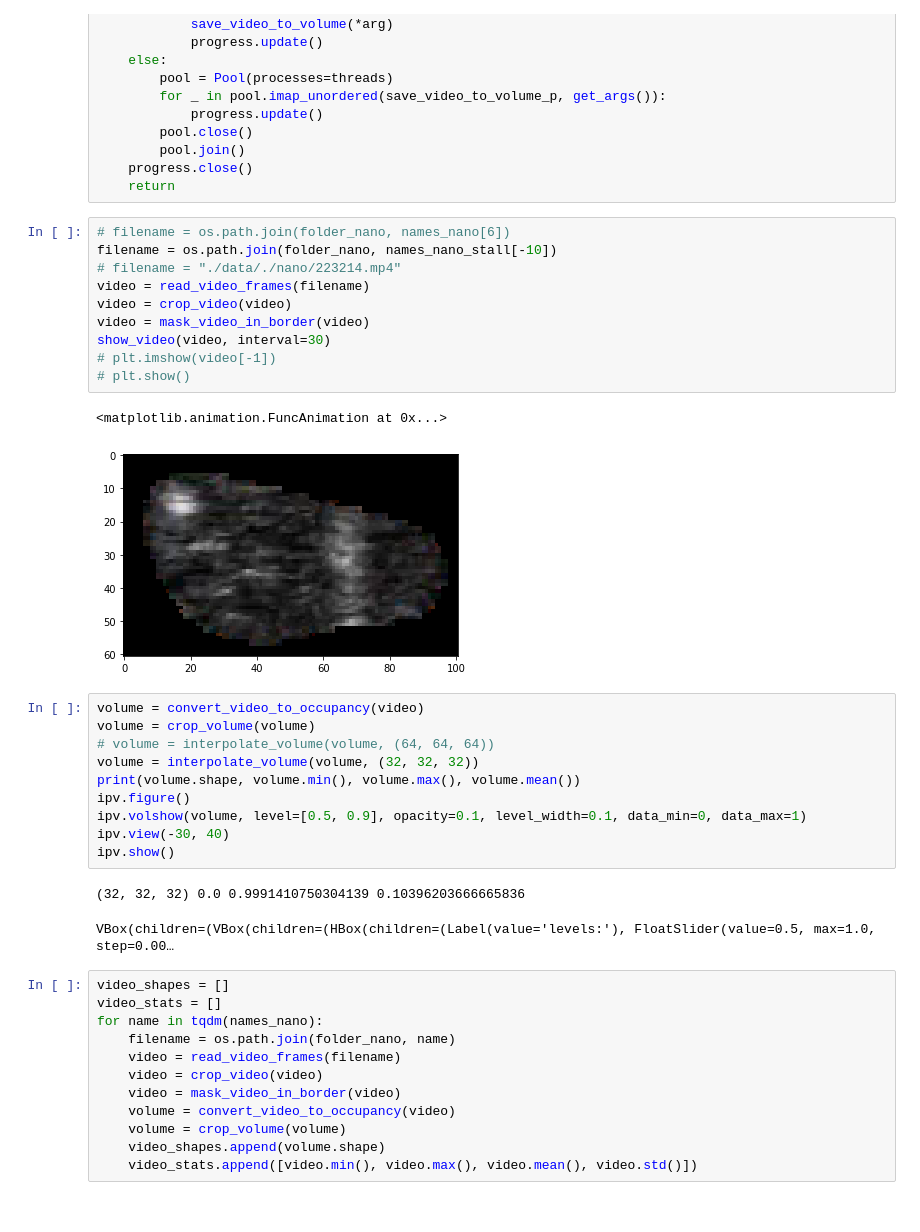
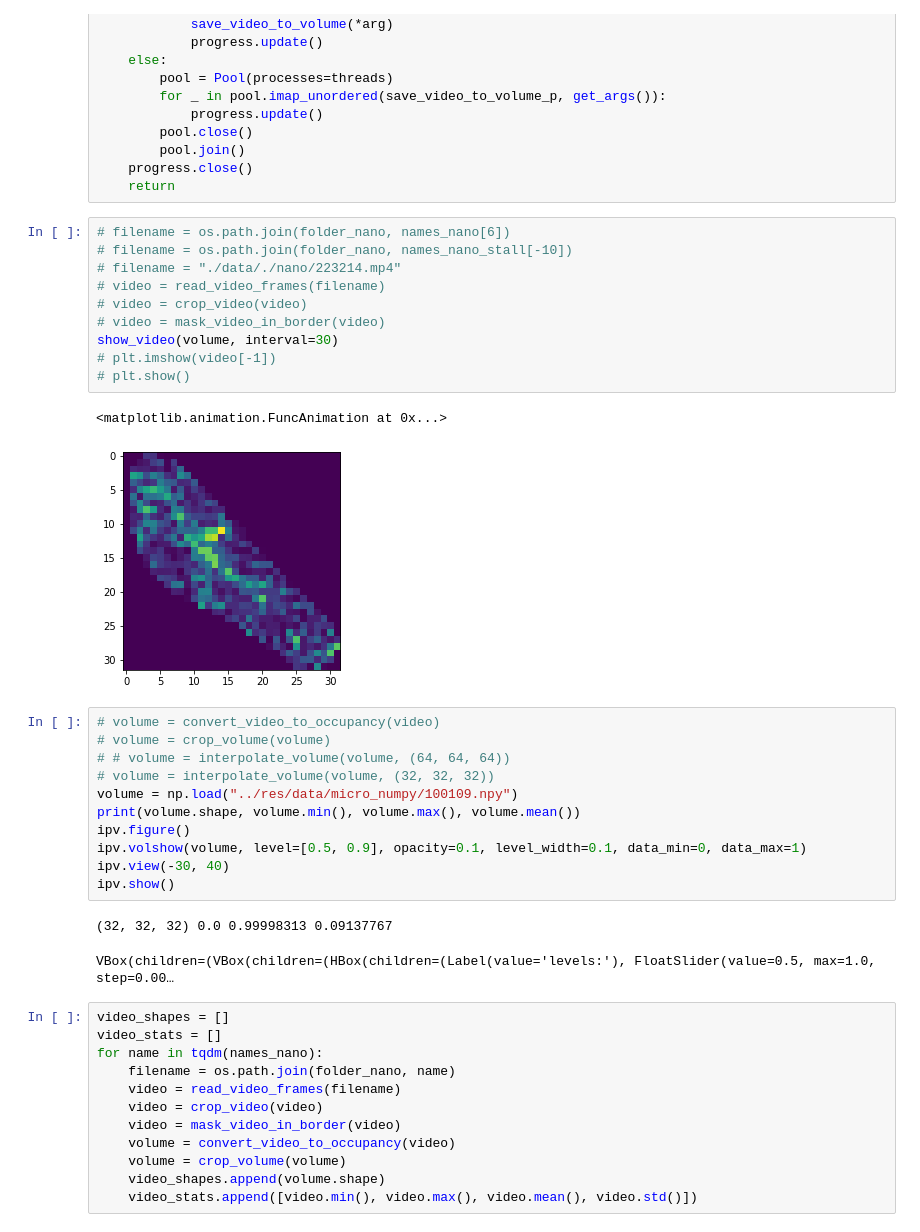
Before and after one commit to Namig1997/Stalls_detection, a Jupyter notebook: notebooks/0_images.ipynb, the cells around one changed output. Cells and saved outputs as stored; diff of their text form.

```diff
--- a/notebooks/0_images.ipynb
+++ b/notebooks/0_images.ipynb
@@ -353,29 +353,30 @@ def save_list(names, folder_in, folder_out, shape=(32, 32, 32), threads=8):
     return
 # %%
 # filename = os.path.join(folder_nano, names_nano[6])
-filename = os.path.join(folder_nano, names_nano_stall[-10])
+# filename = os.path.join(folder_nano, names_nano_stall[-10])
 # filename = "./data/./nano/223214.mp4"
-video = read_video_frames(filename)
-video = crop_video(video)
-video = mask_video_in_border(video)
-show_video(video, interval=30)
+# video = read_video_frames(filename)
+# video = crop_video(video)
+# video = mask_video_in_border(video)
+show_video(volume, interval=30)
 # plt.imshow(video[-1])
 # plt.show()
 # %% [output]
 <matplotlib.animation.FuncAnimation at 0x...>
-[figure, old version]
+[figure, new version]
 # %%
-volume = convert_video_to_occupancy(video)
-volume = crop_volume(volume)
-# volume = interpolate_volume(volume, (64, 64, 64))
-volume = interpolate_volume(volume, (32, 32, 32))
+# volume = convert_video_to_occupancy(video)
+# volume = crop_volume(volume)
+# # volume = interpolate_volume(volume, (64, 64, 64))
+# volume = interpolate_volume(volume, (32, 32, 32))
+volume = np.load("../res/data/micro_numpy/100109.npy")
 print(volume.shape, volume.min(), volume.max(), volume.mean())
 ipv.figure()
 ipv.volshow(volume, level=[0.5, 0.9], opacity=0.1, level_width=0.1, data_min=0, data_max=1)
 ipv.view(-30, 40)
 ipv.show()
 # %% [output]
-(32, 32, 32) 0.0 0.9991410750304139 0.10396203666665836
+(32, 32, 32) 0.0 0.99998313 0.09137767
 VBox(children=(VBox(children=(HBox(children=(Label(value='levels:'), FloatSlider(value=0.5, max=1.0, step=0.00…
 # %%
 video_shapes = []
```
Also changed, not shown: 28 other files.
